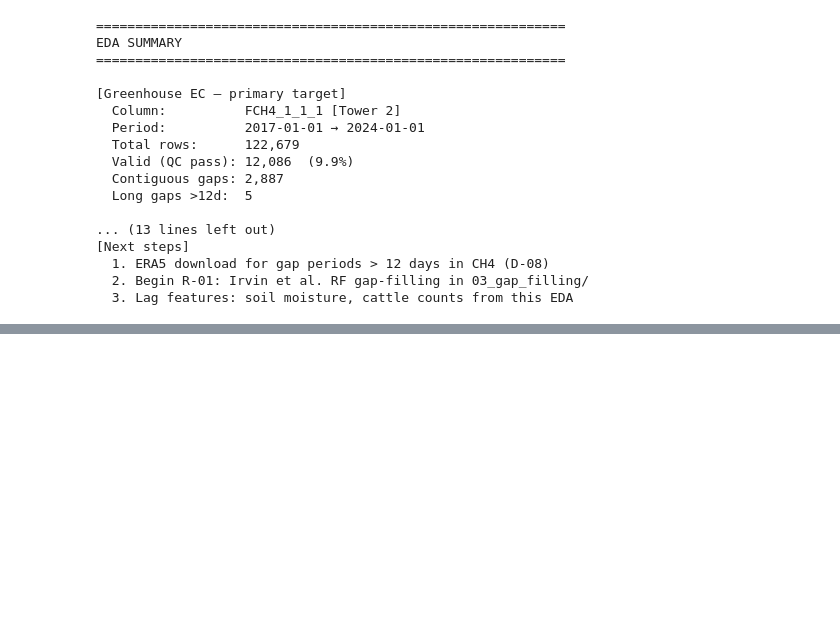
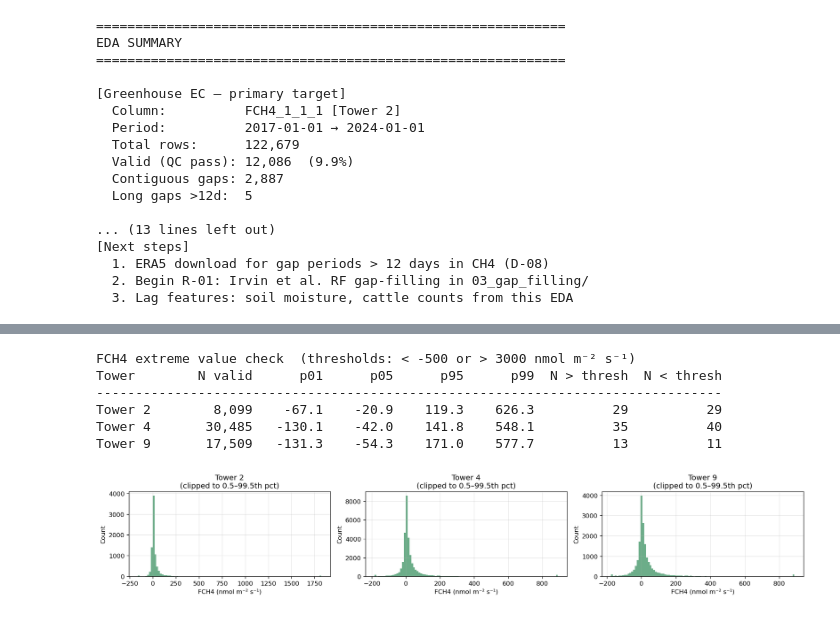
Before and after one commit to nicholas-tobias-00/COMP0191-Dissertation, a Jupyter notebook: notebooks/02_eda/Dataset EDA.ipynb, the cells around one changed output, grey strips where cells are left out. Saved outputs shown, nothing was run; the diff lists cells and outputs as text; code cells hidden in the pictures; blank space fills up the shorter version.

```diff
--- a/notebooks/02_eda/Dataset EDA.ipynb
+++ b/notebooks/02_eda/Dataset EDA.ipynb
@@ -748,0 +986,43 @@ EDA SUMMARY
+# %%
+# ── 6.6 Outlier check on FCH4 targets ────────────────────────────────────────
+# Managed grassland physical plausibility: most hours near 0–100 nmol m-2 s-1.
+# High tails (ebullition-like spikes) and negative excursions are real but large
+# extremes may indicate sensor artefacts. Flag counts beyond heuristic thresholds.
+
+HIGH_THRESH, LOW_THRESH = 3000, -500  # nmol m-2 s-1 — generous bounds
+
+print(f"FCH4 extreme value check  (thresholds: < {LOW_THRESH} or > {HIGH_THRESH} nmol m⁻² s⁻¹)")
+print(f"{'Tower':<10} {'N valid':>9} {'p01':>8} {'p05':>8} {'p95':>8} {'p99':>8} {'N > thresh':>11} {'N < thresh':>11}")
+print("-" * 80)
+for tower, col in fch4_targets.items():
+    if col not in df.columns or not df[col].notna().any():
+        continue
+    s  = df[col].dropna()
+    p  = s.quantile([0.01, 0.05, 0.95, 0.99])
+    nh = (s > HIGH_THRESH).sum()
+    nl = (s < LOW_THRESH).sum()
+    print(f"{tower:<10} {len(s):>9,} {p[0.01]:>8.1f} {p[0.05]:>8.1f} {p[0.95]:>8.1f} {p[0.99]:>8.1f} {nh:>11,} {nl:>11,}")
+
+# Distribution plot — all three towers on one figure
+fig, axes = plt.subplots(1, 3, figsize=(16, 3), sharey=False)
+for ax, (tower, col) in zip(axes, fch4_targets.items()):
+    if col not in df.columns or not df[col].notna().any():
+        ax.set_title(f"{tower}: no data")
+        continue
+    s = df[col].dropna()
+    p1, p99 = s.quantile(0.005), s.quantile(0.995)
+    ax.hist(s.clip(p1, p99), bins=100, color="seagreen", alpha=0.7, edgecolor="none")
+    ax.set_title(f"{tower}\n(clipped to 0.5–99.5th pct)")
+    ax.set_xlabel("FCH4 (nmol m⁻² s⁻¹)")
+    ax.set_ylabel("Count")
+plt.tight_layout()
+plt.savefig(RESULTS / "hourly_fch4_distributions.png", bbox_inches="tight")
+plt.show()
+# %% [output]
+FCH4 extreme value check  (thresholds: < -500 or > 3000 nmol m⁻² s⁻¹)
+Tower        N valid      p01      p05      p95      p99  N > thresh  N < thresh
+--------------------------------------------------------------------------------
+Tower 2        8,099    -67.1    -20.9    119.3    626.3          29          29
+Tower 4       30,485   -130.1    -42.0    141.8    548.1          35          40
+Tower 9       17,509   -131.3    -54.3    171.0    577.7          13          11
+[figure, added]
```
Also changed, not shown: parts of 9 cells of this notebook, 15 other files.
